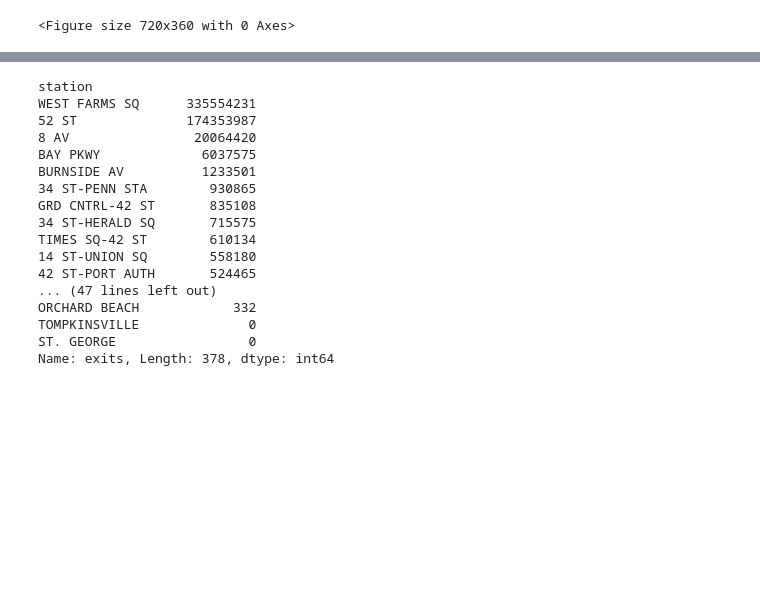
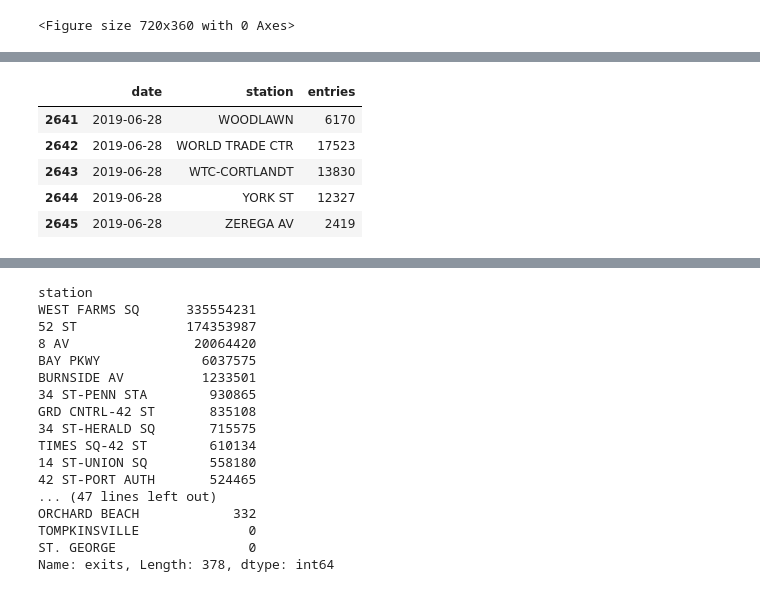
Before and after one commit to cnarrieta18/Metis_project1_mta, a Jupyter notebook: challenge_set1_bell.ipynb, the cells around one changed output, grey strips where cells are left out. Drawn from its saved outputs; the diff is of its cells as text; code cells hidden in the pictures; blank space fills up the shorter version.

```diff
--- a/challenge_set1_bell.ipynb
+++ b/challenge_set1_bell.ipynb
@@ -178,0 +162,22 @@ Name: entries, Length: 378, dtype: int64
+# %%
+# - challenge 6
+
+# - total number of turnstile entrances
+# - difference between entrances from beginning to end of day
+# - group by turnstile (as seen in the previous question)
+
+turnstile_entries_group_date
+
+# - combine everything in each station date, station
+
+station_date_group = turnstile_entries_group_date.groupby(
+    ['date','station'])['entries'].sum().reset_index()
+
+station_date_group.tail()
+# %% [output]
+|  | date | station | entries |
+| 2641 | 2019-06-28 | WOODLAWN | 6170 |
+| 2642 | 2019-06-28 | WORLD TRADE CTR | 17523 |
+| 2643 | 2019-06-28 | WTC-CORTLANDT | 13830 |
+| 2644 | 2019-06-28 | YORK ST | 12327 |
+| 2645 | 2019-06-28 | ZEREGA AV | 2419 |
```
Also changed, not shown: parts of 7 cells of this notebook.
